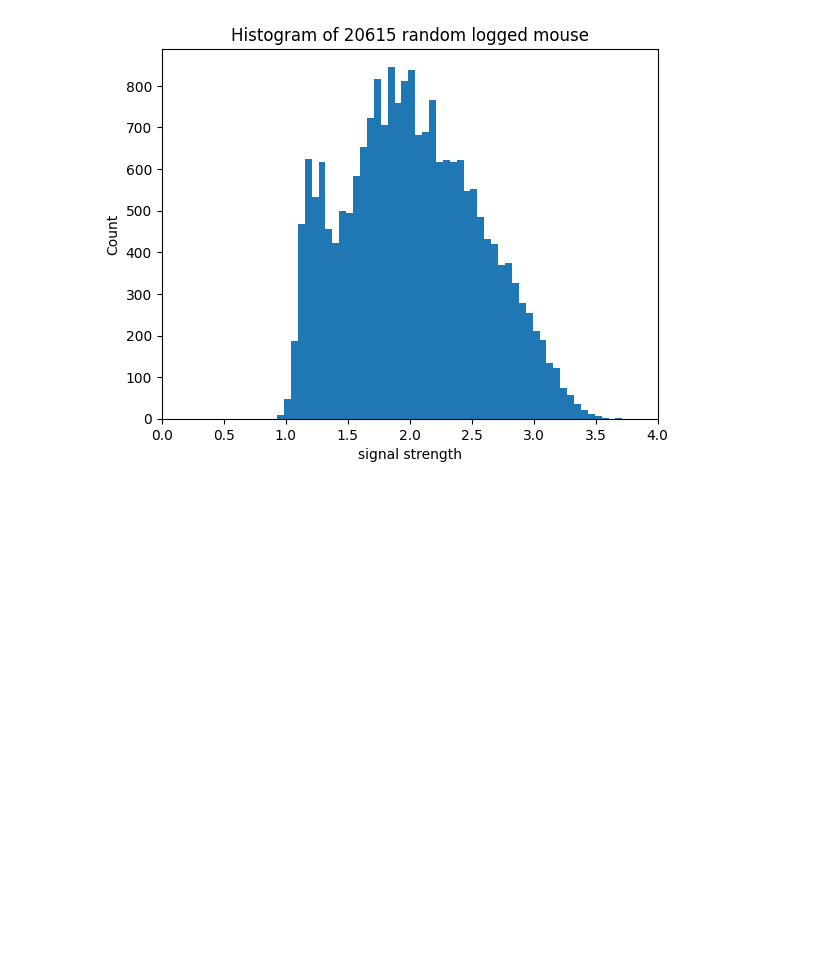
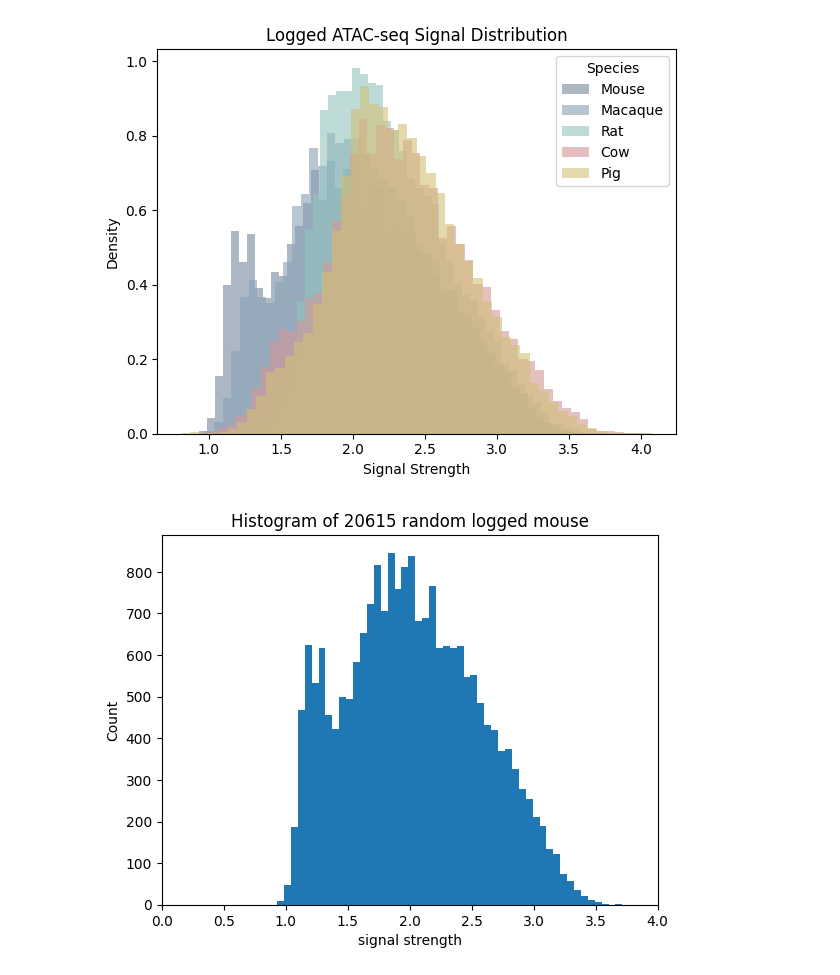
Before and after one commit to KaplowLab/liverRegression, a Jupyter notebook: notebooks/distr_hist.ipynb, the cells around one changed output. Cells and saved outputs as stored; diff of their text form; code cells hidden in the pictures; blank space fills up the shorter version.

```diff
--- a/notebooks/distr_hist.ipynb
+++ b/notebooks/distr_hist.ipynb
@@ -71,3 +74,42 @@ histogram(df[4], 'signal strength', 'logged pig')
+# %%
+# histogram of logged overlay all 5 species
+import pandas as pd
+import matplotlib.pyplot as plt
+direc = 'log_hist/'
+# Define file paths and labels
+files = {
+    'Mouse': '/home/azstephe/liverRegression/regression_liver/data/log/mouse_liver_pos_ALL.bed',
+    'Macaque': '/home/azstephe/liverRegression/regression_liver/data/log/macaque_liver_pos_ALL.bed',
+    'Rat': '/home/azstephe/liverRegression/regression_liver/data/log/rat_liver_pos_ALL.bed',
+    'Cow': '/home/azstephe/liverRegression/regression_liver/data/log/cow_liver_pos_ALL.bed',
+    'Pig': '/home/azstephe/liverRegression/regression_liver/data/log/pig_liver_pos_ALL.bed'
+}
+
+# Define species colors (adjust if needed)
+colors = {
+    'Mouse': '#74899b',
+    'Macaque': '#89a1b6',
+    'Rat': '#94c4be',
+    'Cow': '#d59698',
+    'Pig': '#d1c177'
+}
+
+# Plot all histograms on the same figure
+plt.figure(figsize=(6, 4.8))
+
+for species, path in files.items():
+    df = pd.read_csv(path, header=None, sep='\t')
+    plt.hist(df[4], bins=50, alpha=0.6, label=species, color=colors[species], density=True)
+
+plt.xlabel('Signal Strength')
+plt.ylabel('Density')
+plt.title('Logged ATAC-seq Signal Distribution')
+plt.legend(title="Species")
+plt.tight_layout()
+plt.savefig(f"{thesis_dir}{direc}all5_overlay.png", dpi=300, bbox_inches='tight')
+plt.show()
+# %% [output]
+[figure, added]
 # %%
 # histograms of logged, random 20615 data
 df = pd.read_csv('/home/azstephe/liverRegression/regression_liver/data/log_same_size/mouse_liver_pos_ALL.bed', header=None, sep = '\t')
```
Also changed, not shown: parts of 11 cells of this notebook, 15 other files.
